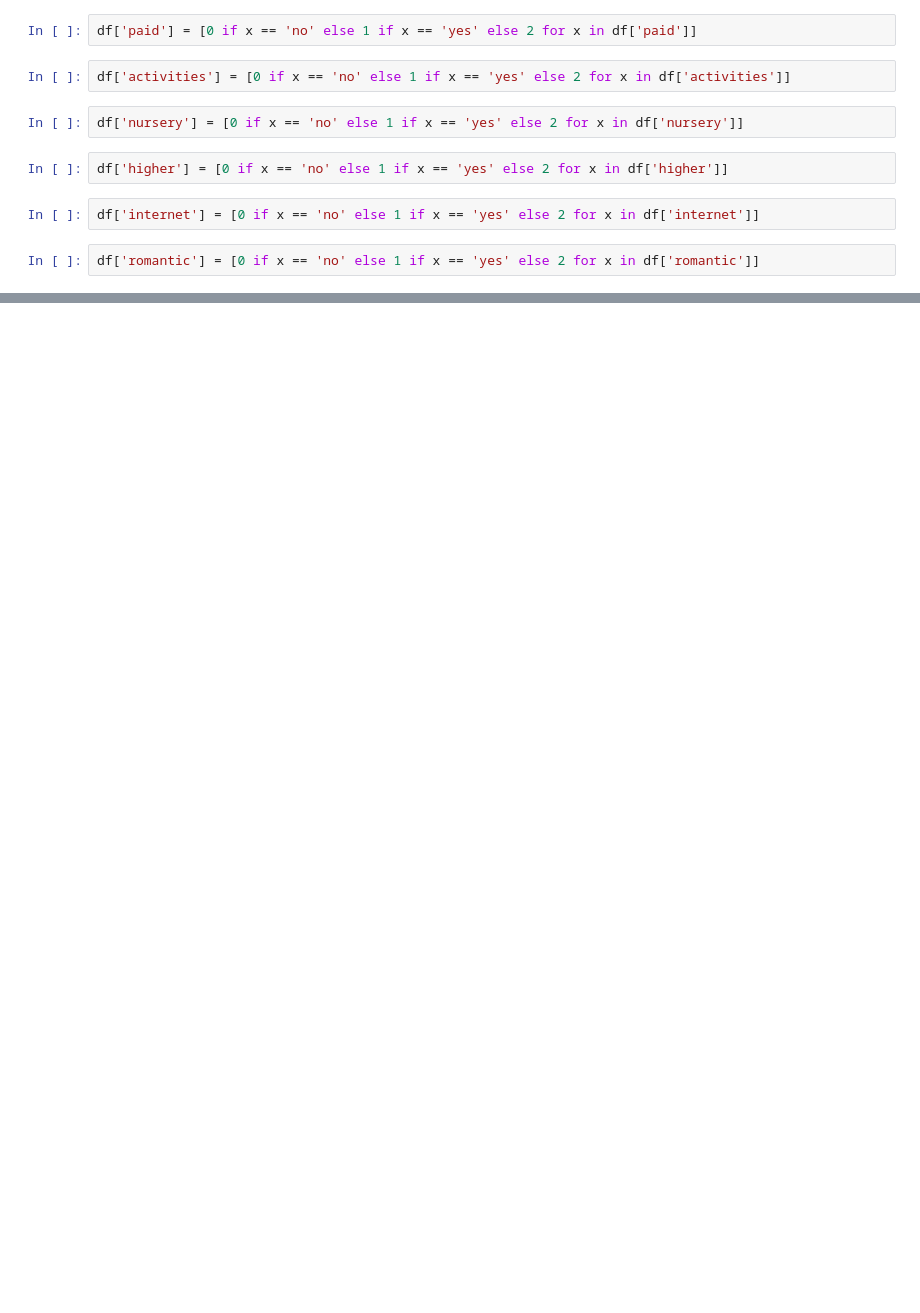
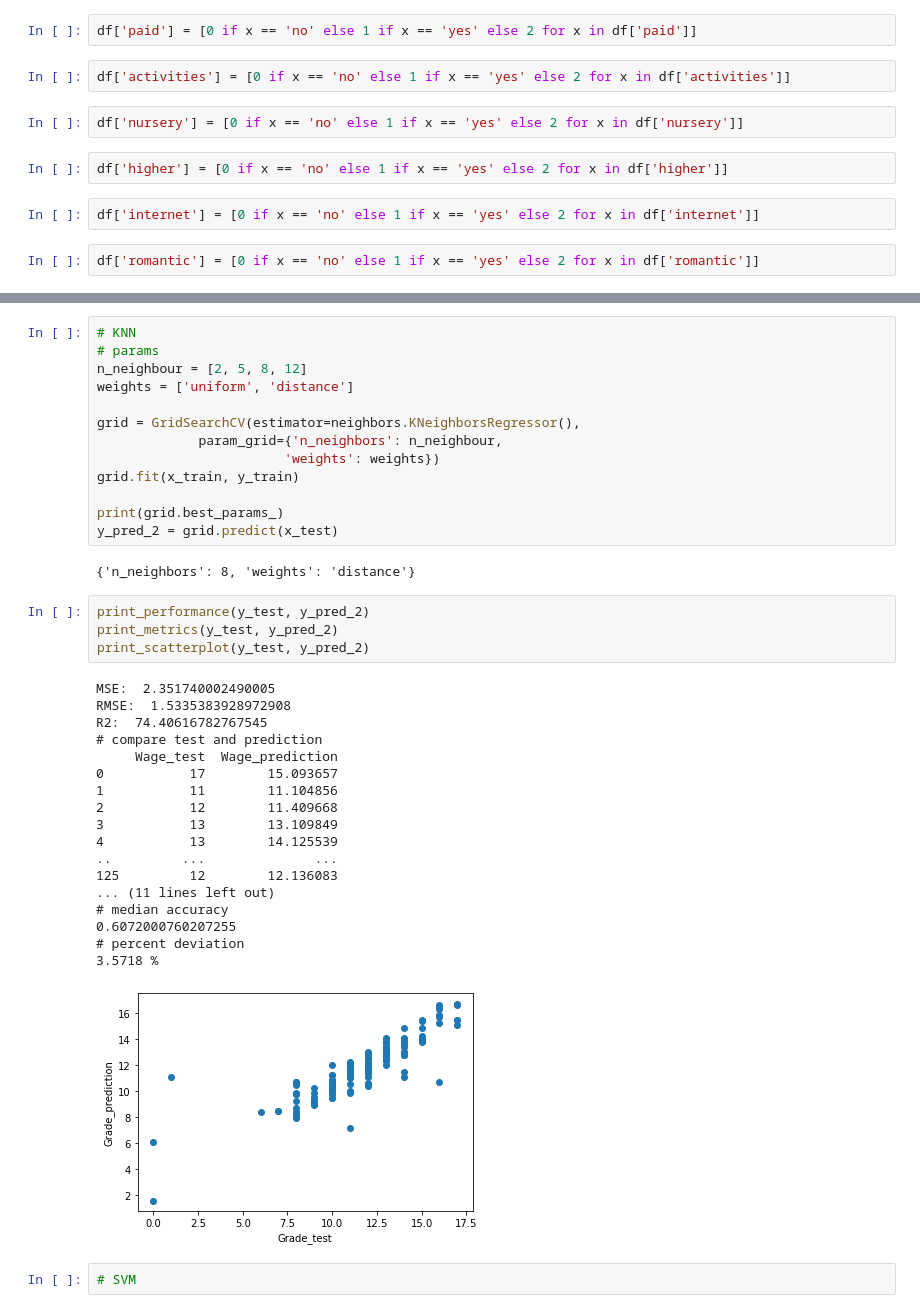
Before and after one commit to omgwenxx/machine_learning, a Jupyter notebook: assignment2/students.ipynb, the cells around one changed output, grey strips where cells are left out. Cells and saved outputs as stored; diff of their text form; blank space fills up the shorter version.

```diff
--- a/assignment2/students.ipynb
+++ b/assignment2/students.ipynb
@@ -163,0 +300,40 @@ df
+# %%
+# KNN
+# params
+n_neighbour = [2, 5, 8, 12]
+weights = ['uniform', 'distance']
+
+grid = GridSearchCV(estimator=neighbors.KNeighborsRegressor(),
+             param_grid={'n_neighbors': n_neighbour,
+                        'weights': weights})
+grid.fit(x_train, y_train)
+
+print(grid.best_params_)
+y_pred_2 = grid.predict(x_test)
+# %% [output]
+{'n_neighbors': 8, 'weights': 'distance'}
+# %%
+print_performance(y_test, y_pred_2)
+print_metrics(y_test, y_pred_2)
+print_scatterplot(y_test, y_pred_2)
+# %% [output]
+MSE:  2.351740002490005
+RMSE:  1.5335383928972908
+R2:  74.40616782767545
+# compare test and prediction
+     Wage_test  Wage_prediction
+0           17        15.093657
+1           11        11.104856
+2           12        11.409668
+3           13        13.109849
+4           13        14.125539
+..         ...              ...
+125         12        12.136083
+... (11 lines left out)
+# median accuracy
+0.6072000760207255
+# percent deviation
+3.5718 %
+[figure, added]
+# %%
+# SVM
```
Also changed, not shown: parts of 11 cells of this notebook.
